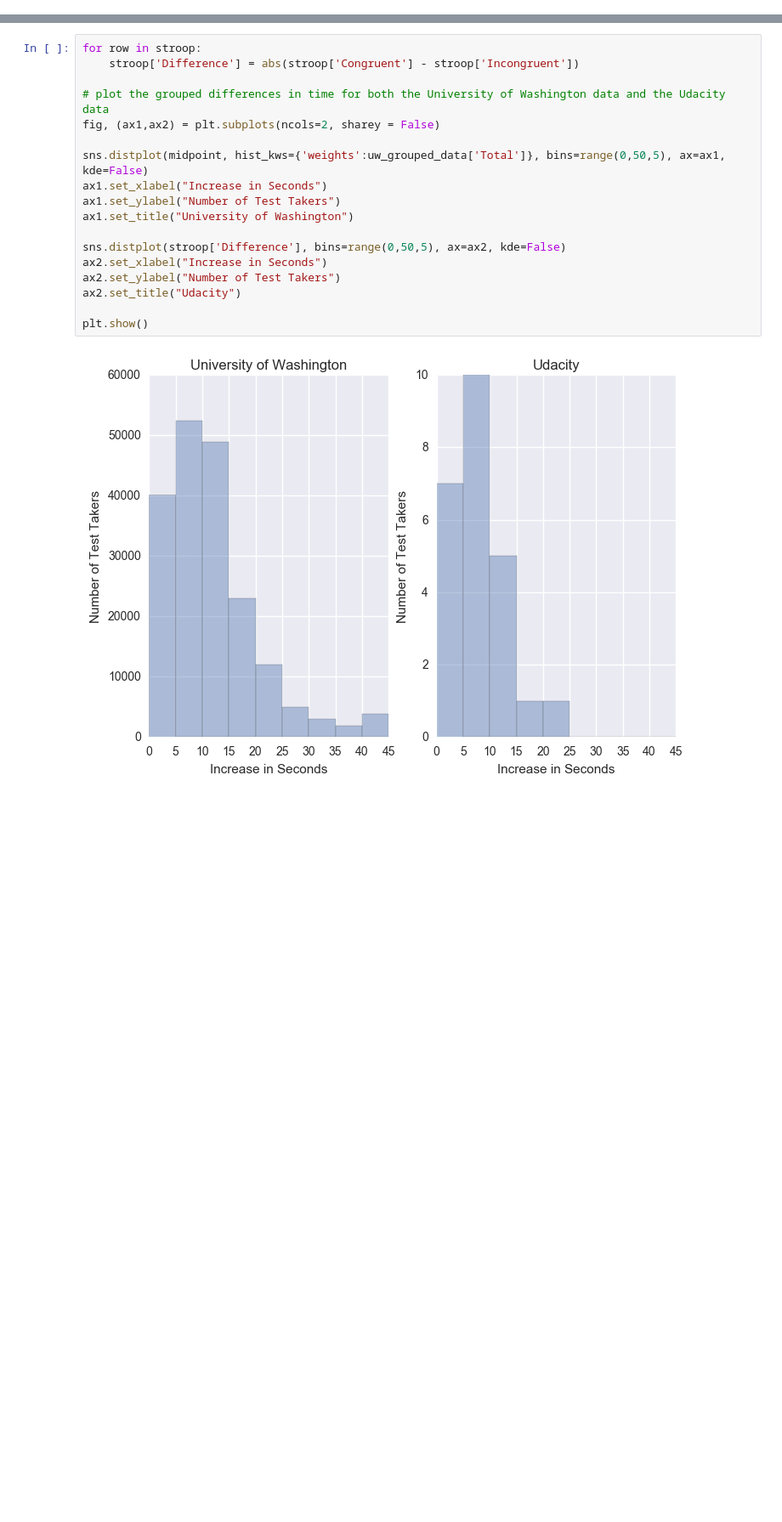
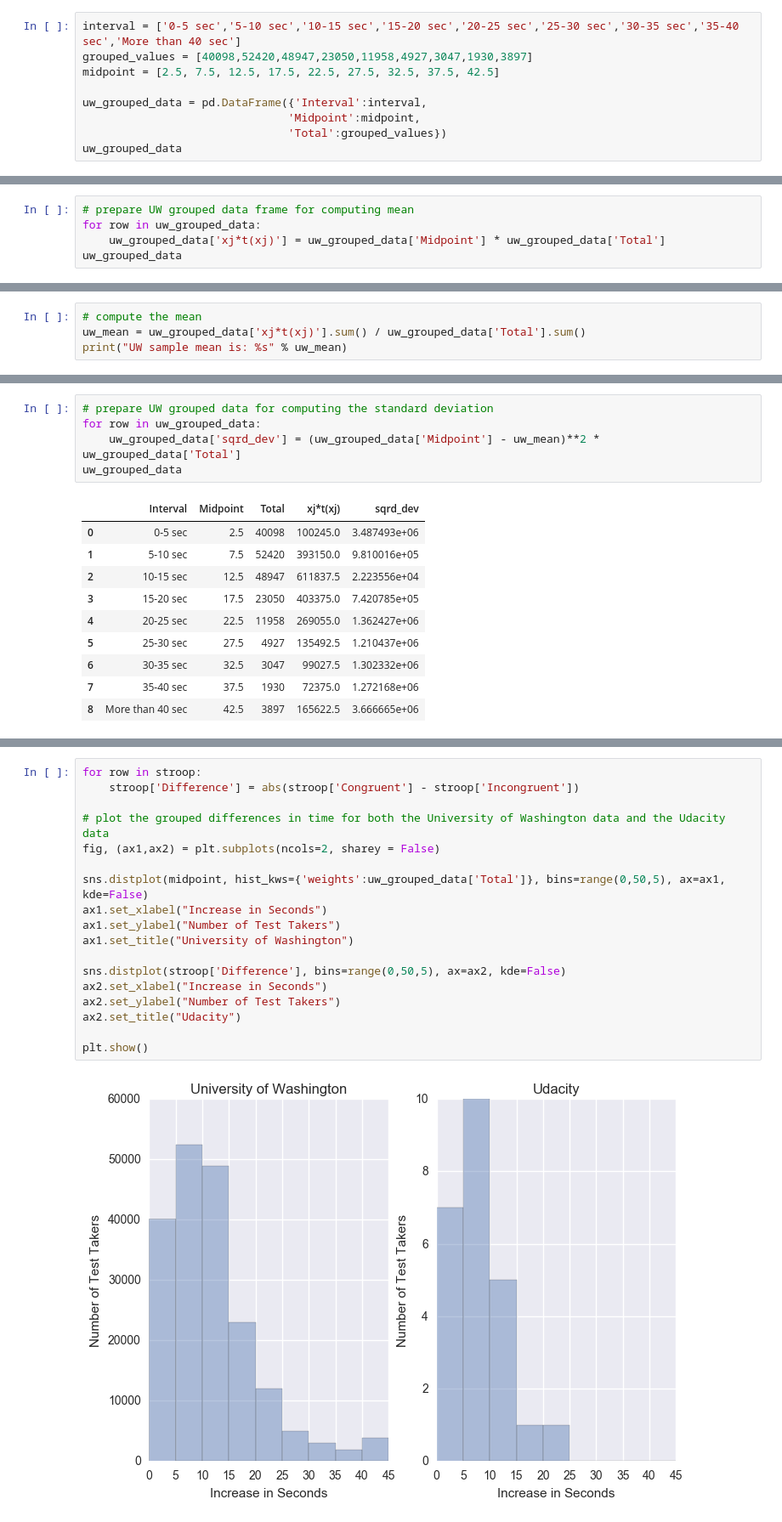
Before and after one commit to hichana/udacity, a Jupyter notebook: P1/stroop-eda.ipynb, the cells around one changed output, grey strips where cells are left out. Shown at 85% size. Drawn from its saved outputs; the diff is of its cells as text; blank space fills up the shorter version.

```diff
--- a/P1/stroop-eda.ipynb
+++ b/P1/stroop-eda.ipynb
@@ -72,0 +87,9 @@ Moving on, it seems reasonable to group the Udacity-provided data set into 5-sec
+# %%
+interval = ['0-5 sec','5-10 sec','10-15 sec','15-20 sec','20-25 sec','25-30 sec','30-35 sec','35-40 sec','More than 40 sec']
+grouped_values = [40098,52420,48947,23050,11958,4927,3047,1930,3897]
+midpoint = [2.5, 7.5, 12.5, 17.5, 22.5, 27.5, 32.5, 37.5, 42.5]
+
+uw_grouped_data = pd.DataFrame({'Interval':interval,
+                               'Midpoint':midpoint,
+                               'Total':grouped_values})
+uw_grouped_data
@@ -72,0 +127,5 @@ Moving on, it seems reasonable to group the Udacity-provided data set into 5-sec
+# %%
+# prepare UW grouped data frame for computing mean
+for row in uw_grouped_data:
+    uw_grouped_data['xj*t(xj)'] = uw_grouped_data['Midpoint'] * uw_grouped_data['Total']
+uw_grouped_data
@@ -72,0 +143,4 @@ Moving on, it seems reasonable to group the Udacity-provided data set into 5-sec
+# %%
+# compute the mean
+uw_mean = uw_grouped_data['xj*t(xj)'].sum() / uw_grouped_data['Total'].sum()
+print("UW sample mean is: %s" % uw_mean)
@@ -72,0 +155,16 @@ Moving on, it seems reasonable to group the Udacity-provided data set into 5-sec
+# %%
+# prepare UW grouped data for computing the standard deviation
+for row in uw_grouped_data:
+    uw_grouped_data['sqrd_dev'] = (uw_grouped_data['Midpoint'] - uw_mean)**2 * uw_grouped_data['Total']
+uw_grouped_data
+# %% [output]
+|  | Interval | Midpoint | Total | xj*t(xj) | sqrd_dev |
+| 0 | 0-5 sec | 2.5 | 40098 | 100245.0 | 3.487493e+06 |
+| 1 | 5-10 sec | 7.5 | 52420 | 393150.0 | 9.810016e+05 |
+| 2 | 10-15 sec | 12.5 | 48947 | 611837.5 | 2.223556e+04 |
+| 3 | 15-20 sec | 17.5 | 23050 | 403375.0 | 7.420785e+05 |
+| 4 | 20-25 sec | 22.5 | 11958 | 269055.0 | 1.362427e+06 |
+| 5 | 25-30 sec | 27.5 | 4927 | 135492.5 | 1.210437e+06 |
+| 6 | 30-35 sec | 32.5 | 3047 | 99027.5 | 1.302332e+06 |
+| 7 | 35-40 sec | 37.5 | 1930 | 72375.0 | 1.272168e+06 |
+| 8 | More than 40 sec | 42.5 | 3897 | 165622.5 | 3.666665e+06 |
```
Also changed, not shown: parts of 55 cells of this notebook.
